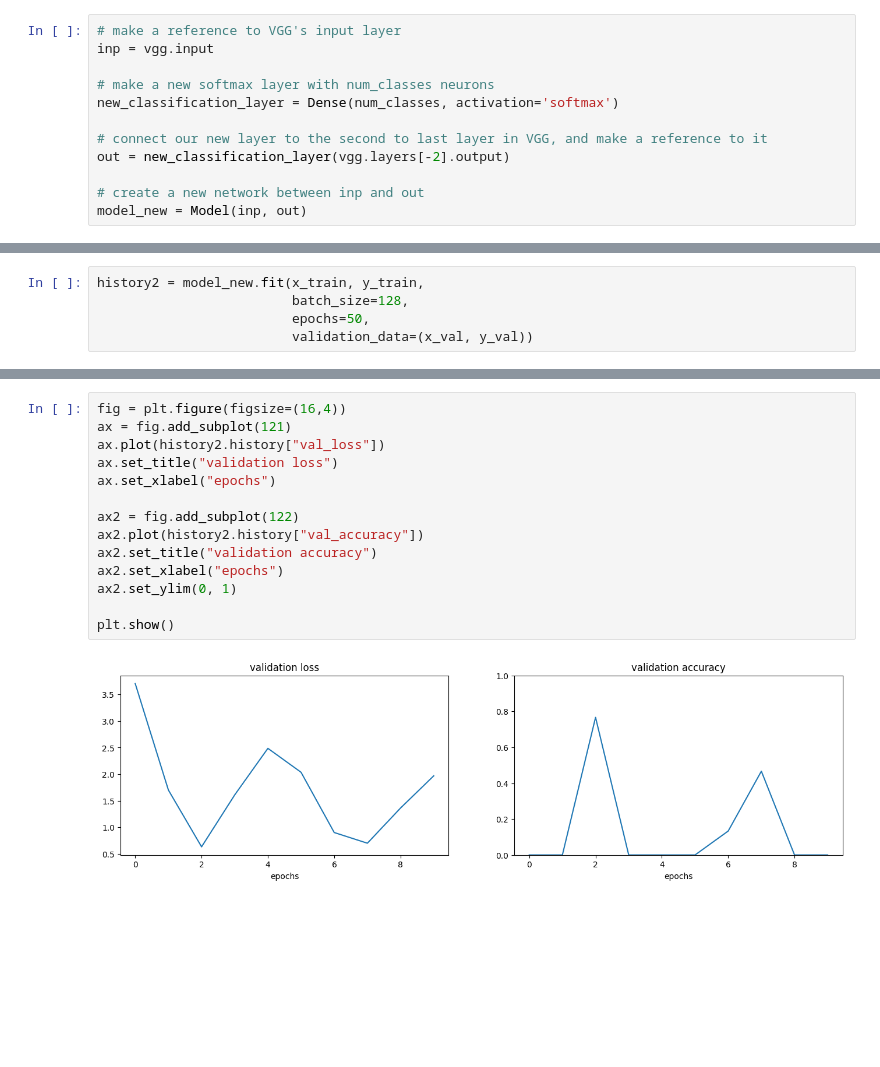
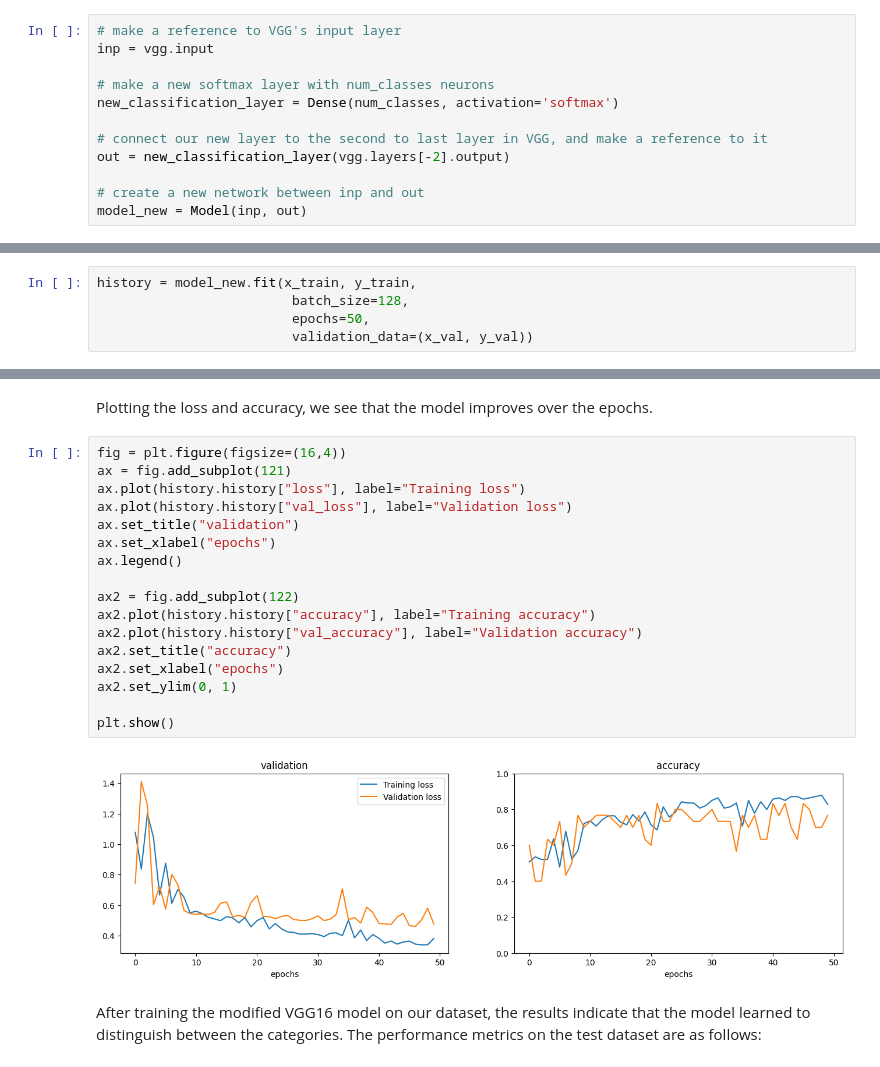
Before and after one commit to Rarrossoni/Transfer-Learning, a Jupyter notebook: Transfer_Learning.ipynb, the cells around one changed output, grey strips where cells are left out. Saved outputs shown, nothing was run; the diff lists cells and outputs as text; blank space fills up the shorter version.

```diff
--- a/Transfer_Learning.ipynb
+++ b/Transfer_Learning.ipynb
@@ -182,5 +228,5 @@ Model: "functional"
 # %%
-history2 = model_new.fit(x_train, y_train,
+history = model_new.fit(x_train, y_train,
                          batch_size=128,
                          epochs=50,
                          validation_data=(x_val, y_val))
@@ -205,19 +251,26 @@ Epoch 25/50
+# %% [markdown]
+Plotting the loss and accuracy, we see that the model improves over the epochs.
 # %%
 fig = plt.figure(figsize=(16,4))
 ax = fig.add_subplot(121)
-ax.plot(history2.history["val_loss"])
-ax.set_title("validation loss")
+ax.plot(history.history["loss"], label="Training loss")
+ax.plot(history.history["val_loss"], label="Validation loss")
+ax.set_title("validation")
 ax.set_xlabel("epochs")
+ax.legend()
 
 ax2 = fig.add_subplot(122)
-ax2.plot(history2.history["val_accuracy"])
-ax2.set_title("validation accuracy")
+ax2.plot(history.history["accuracy"], label="Training accuracy")
+ax2.plot(history.history["val_accuracy"], label="Validation accuracy")
+ax2.set_title("accuracy")
 ax2.set_xlabel("epochs")
 ax2.set_ylim(0, 1)
 
 plt.show()
 # %% [output]
-[figure, old version]
+[figure, new version]
+# %% [markdown]
+After training the modified VGG16 model on our dataset, the results indicate that the model learned to distinguish between the categories. The performance metrics on the test dataset are as follows:
 # %%
 loss, accuracy = model_new.evaluate(x_test, y_test, verbose=0)
 
```
Also changed, not shown: parts of 23 cells of this notebook.
